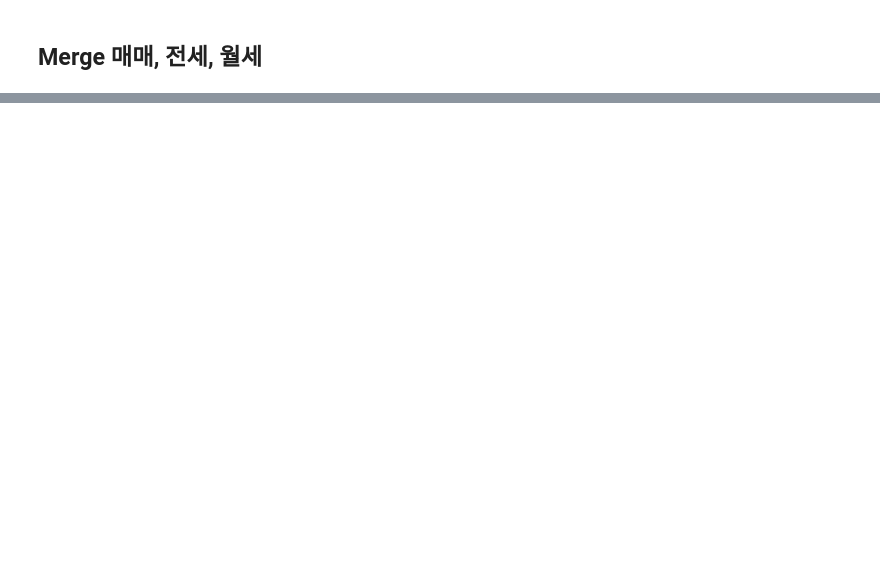
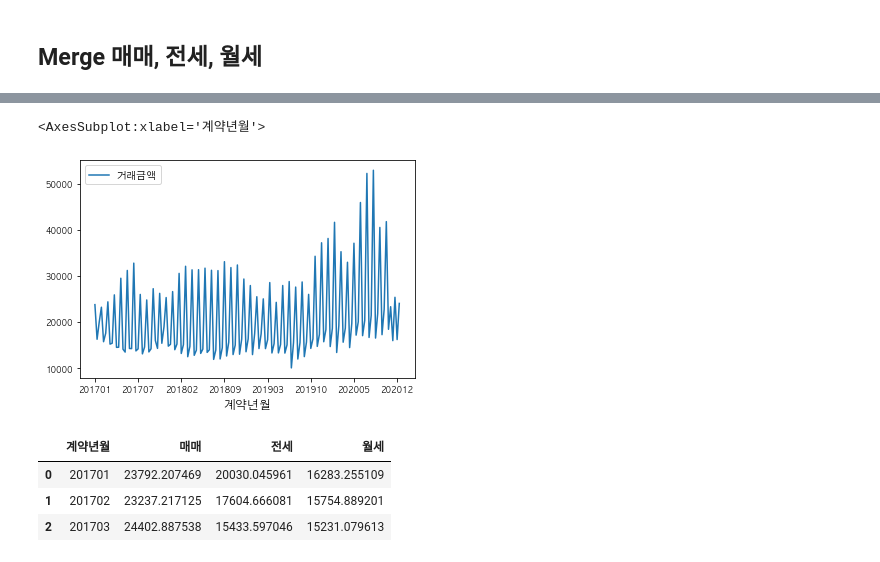
Before and after one commit to metterian/sejong-house-market-analyse, a Jupyter notebook: clustering_by_house.ipynb, the cells around one changed output, grey strips where cells are left out. Cells and saved outputs as stored; diff of their text form; code cells hidden in the pictures; blank space fills up the shorter version.

```diff
--- a/clustering_by_house.ipynb
+++ b/clustering_by_house.ipynb
@@ -248,0 +259,4 @@ Name: 계약년월, Length: 57304, dtype: object
+# %%
+
+apt_mean = apt.groupby(['계약년월','유형']).mean()[['거래금액']]
+apt.groupby(['계약년월','유형']).describe()[['거래금액']]
@@ -248,0 +283,5 @@ Name: 계약년월, Length: 57304, dtype: object
+# %%
+apt_mean = apt_mean.reset_index()
+# %% [output]
+<AxesSubplot:xlabel='계약년월'>
+[figure, added]
@@ -248,0 +294,7 @@ Name: 계약년월, Length: 57304, dtype: object
+# %%
+apt_mean.head(3)
+# %% [output]
+|  | 계약년월 | 매매 | 전세 | 월세 |
+| 0 | 201701 | 23792.207469 | 20030.045961 | 16283.255109 |
+| 1 | 201702 | 23237.217125 | 17604.666081 | 15754.889201 |
+| 2 | 201703 | 24402.887538 | 15433.597046 | 15231.079613 |
```
Also changed, not shown: parts of 13 cells of this notebook, 2 other files.
